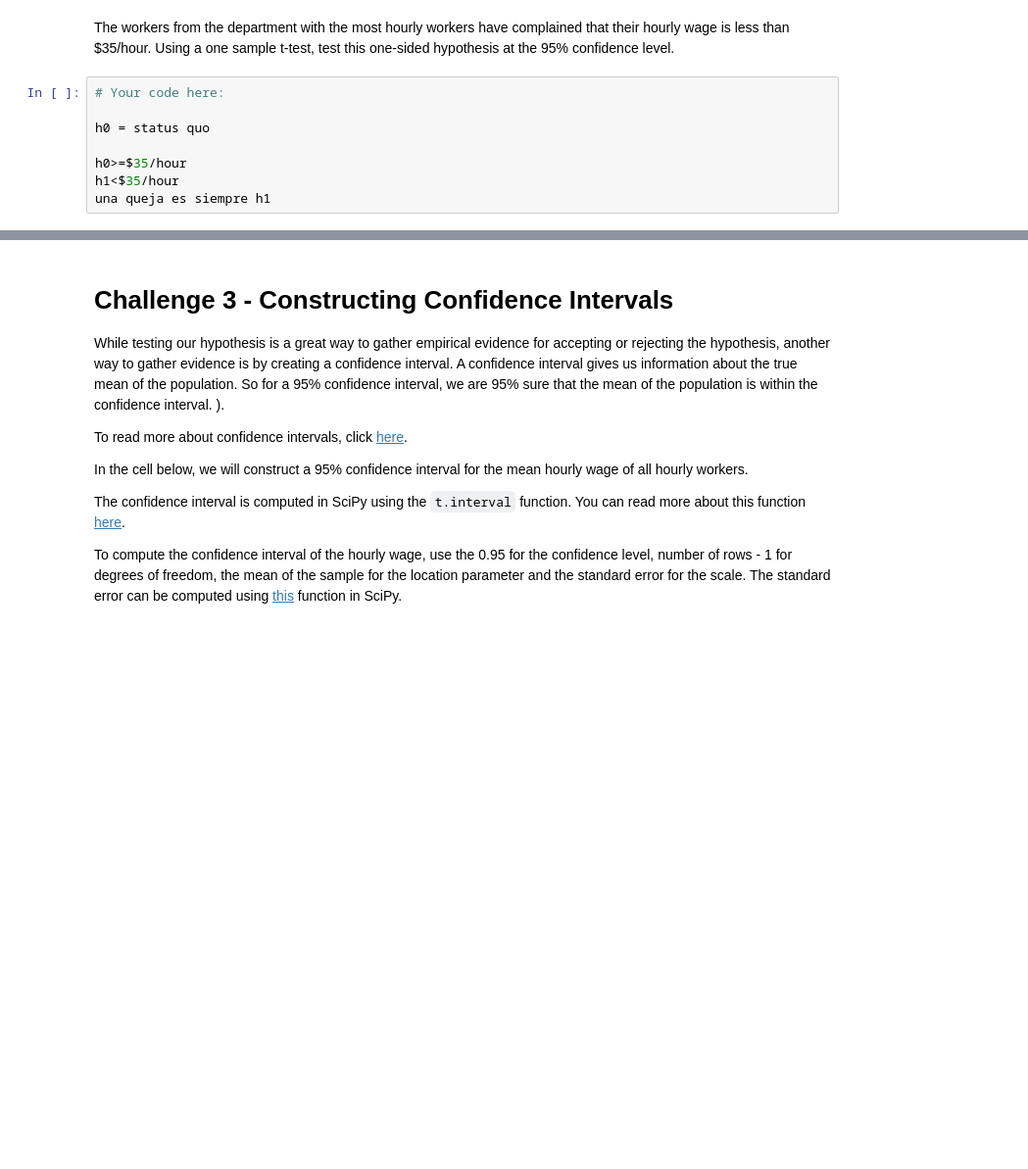
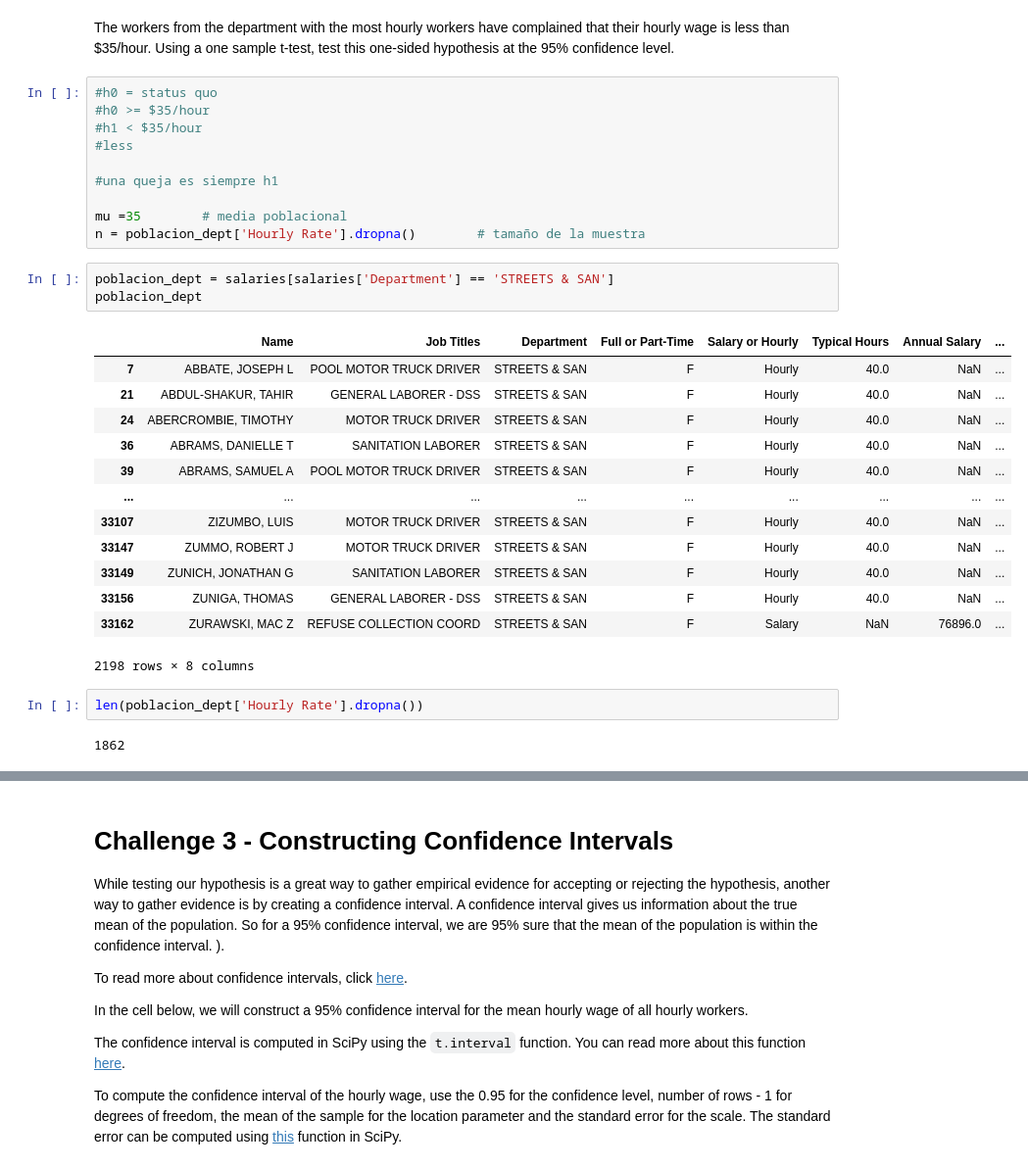
Before and after one commit to Ironhack-Data-Madrid-Octubre-2023/6.2-lab_hypothesis_testing, a Jupyter notebook: your-code/main.ipynb, the cells around one changed output, grey strips where cells are left out. Shown: that part at 98% size. Drawn from its saved outputs; the diff is of its cells as text; blank space fills up the shorter version.

```diff
--- a/your-code/main.ipynb
+++ b/your-code/main.ipynb
@@ -232,10 +280,33 @@ Using the `crosstab` function, find the department that has the most hourly work
 # %% [markdown]
 The workers from the department with the most hourly workers have complained that their hourly wage is less than $35/hour. Using a one sample t-test, test this one-sided hypothesis at the 95% confidence level.
 # %%
-# Your code here:
+#h0 = status quo
+#h0 >= $35/hour
+#h1 < $35/hour
+#less
 
-h0 = status quo
+#una queja es siempre h1
 
-h0>=$35/hour
-h1<$35/hour
-una queja es siempre h1
+mu =35        # media poblacional
+n = poblacion_dept['Hourly Rate'].dropna()        # tamaño de la muestra
+# %%
+poblacion_dept = salaries[salaries['Department'] == 'STREETS & SAN']
+poblacion_dept
+# %% [output]
+|  | Name | Job Titles | Department | Full or Part-Time | Salary or Hourly | Typical Hours | Annual Salary | ... |
+| 7 | ABBATE, JOSEPH L | POOL MOTOR TRUCK DRIVER | STREETS & SAN | F | Hourly | 40.0 | NaN | ... |
+| 21 | ABDUL-SHAKUR, TAHIR | GENERAL LABORER - DSS | STREETS & SAN | F | Hourly | 40.0 | NaN | ... |
+| 24 | ABERCROMBIE, TIMOTHY | MOTOR TRUCK DRIVER | STREETS & SAN | F | Hourly | 40.0 | NaN | ... |
+| 36 | ABRAMS, DANIELLE T | SANITATION LABORER | STREETS & SAN | F | Hourly | 40.0 | NaN | ... |
+| 39 | ABRAMS, SAMUEL A | POOL MOTOR TRUCK DRIVER | STREETS & SAN | F | Hourly | 40.0 | NaN | ... |
+| ... | ... | ... | ... | ... | ... | ... | ... | ... |
+| 33107 | ZIZUMBO, LUIS | MOTOR TRUCK DRIVER | STREETS & SAN | F | Hourly | 40.0 | NaN | ... |
+| 33147 | ZUMMO, ROBERT J | MOTOR TRUCK DRIVER | STREETS & SAN | F | Hourly | 40.0 | NaN | ... |
+| 33149 | ZUNICH, JONATHAN G | SANITATION LABORER | STREETS & SAN | F | Hourly | 40.0 | NaN | ... |
+| 33156 | ZUNIGA, THOMAS | GENERAL LABORER - DSS | STREETS & SAN | F | Hourly | 40.0 | NaN | ... |
+| 33162 | ZURAWSKI, MAC Z | REFUSE COLLECTION COORD | STREETS & SAN | F | Salary | NaN | 76896.0 | ... |
+2198 rows × 8 columns
+# %%
+len(poblacion_dept['Hourly Rate'].dropna())
+# %% [output]
+1862
```
Also changed, not shown: parts of 26 cells of this notebook.
